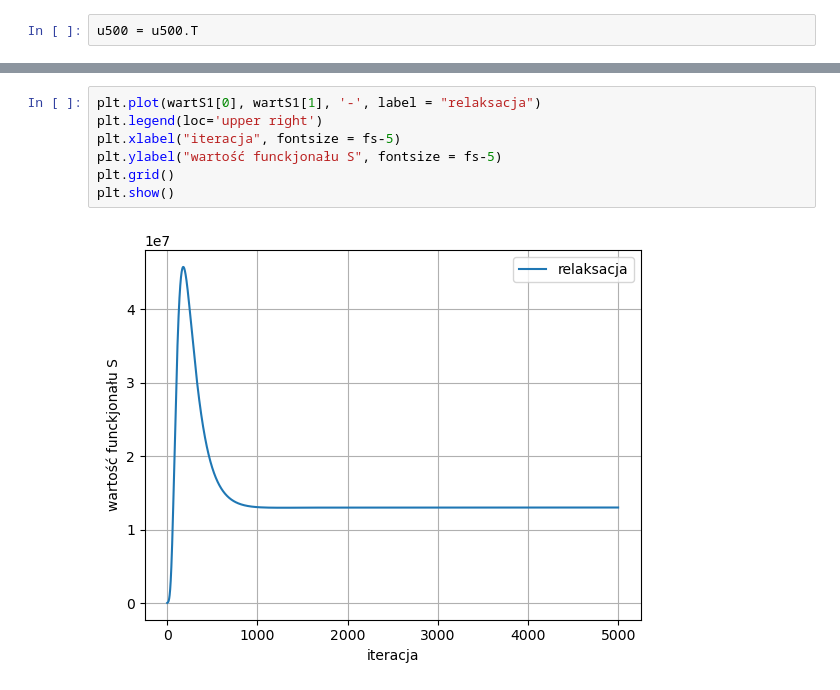
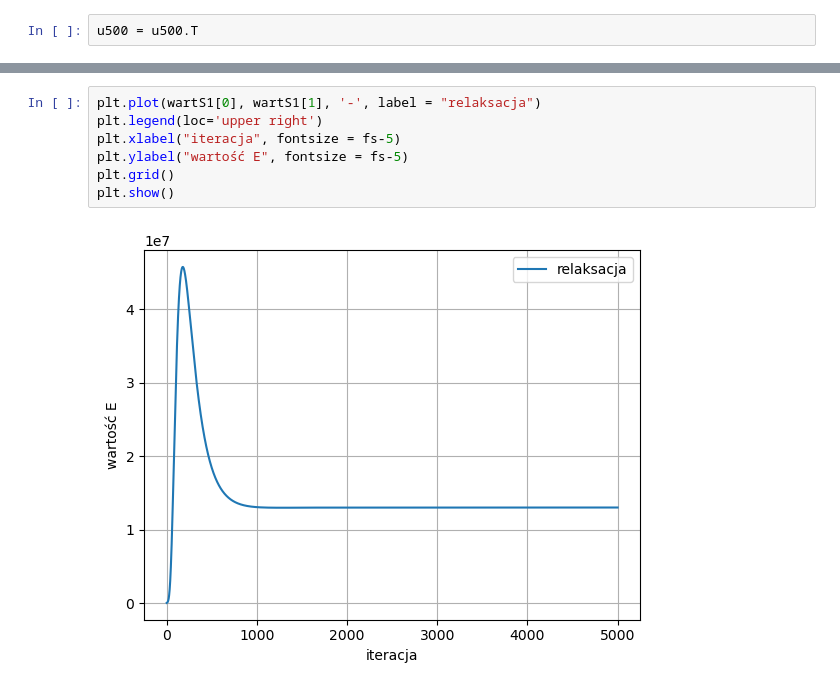
Before and after one commit to Michau-H/theoretical-physics, a Jupyter notebook: lab5_rownanie_Poissona/wyniki/czytanie1.ipynb, the cells around one changed output, grey strips where cells are left out. Saved outputs shown, nothing was run; the diff lists cells and outputs as text.

```diff
--- a/lab5_rownanie_Poissona/wyniki/czytanie1.ipynb
+++ b/lab5_rownanie_Poissona/wyniki/czytanie1.ipynb
@@ -80,10 +80,10 @@ plt.show()
 # %%
 plt.plot(wartS1[0], wartS1[1], '-', label = "relaksacja")
 plt.legend(loc='upper right')
 plt.xlabel("iteracja", fontsize = fs-5)
-plt.ylabel("wartość funckjonału S", fontsize = fs-5)
+plt.ylabel("wartość E", fontsize = fs-5)
 plt.grid()
 plt.show()
 # %% [output]
-[figure, old version]
+[figure, new version]
 # %%
```
Also changed, not shown: parts of 4 cells of this notebook, 21 other files.
